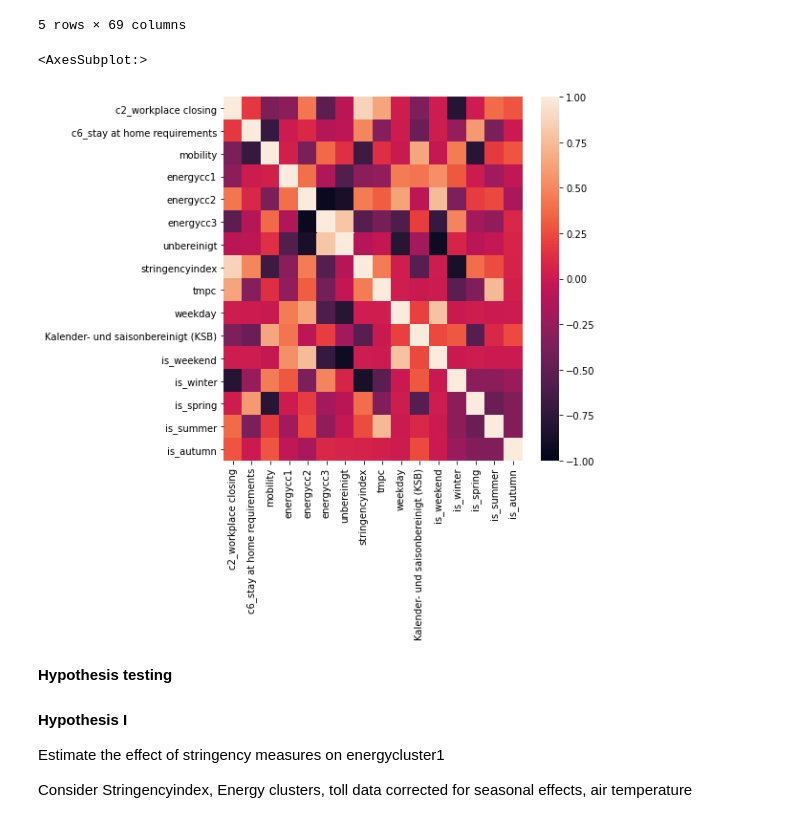
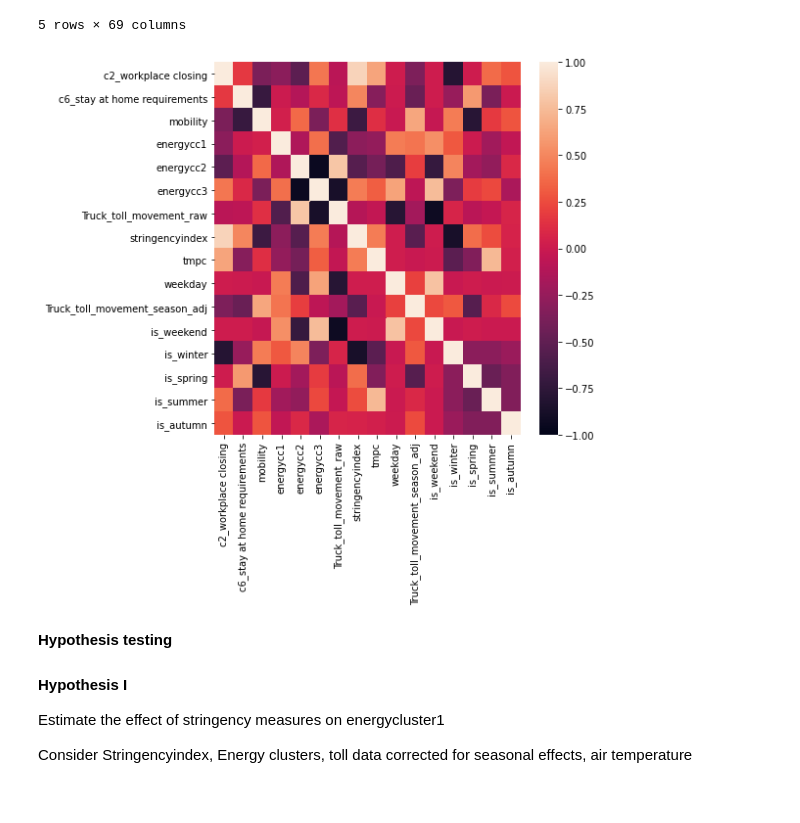
Before and after one commit to emergent-analytics/workstreams, a Jupyter notebook: Mobility and Tourism - WS2/CA_Causal_structure_discovery_economic_impact.ipynb, the cells around one changed output. Drawn from its saved outputs; the diff is of its cells as text; code cells hidden in the pictures.

```diff
--- a/Mobility and Tourism - WS2/CA_Causal_structure_discovery_economic_impact.ipynb
+++ b/Mobility and Tourism - WS2/CA_Causal_structure_discovery_economic_impact.ipynb
@@ -131,6 +142,7 @@ df_lkw_movement = pd.read_excel("https://www.destatis.de/DE/Themen/Branchen-Unte
 df_lkw_movement.index = pd.to_datetime(df_lkw_movement['Datum'])
 df_lkw_movement.drop(['Datum'],axis=1,inplace=True)
 df_lkw_movement_2020 = df_lkw_movement[df_lkw_movement.index>pd.to_datetime('2019-12-31')]
+df_lkw_movement_2020.rename({'unbereinigt':'Truck_toll_movement_raw','Kalender- und saisonbereinigt (KSB)':'Truck_toll_movement_season_adj'},axis=1,inplace=True)
 
 dfs = [df_apple_mob_de,df_stringency_de,df_airtemp_be,df_energy_2020_fitted,df_lkw_movement_2020]
 df_final = reduce(lambda left,right: pd.merge(left,right,left_index=True,right_index=True,how='inner'), dfs)
@@ -182,15 +194,15 @@ df_final.tail()
 # %%
 df_final.to_csv("/project_data/data_asset/dowhy_economic_data.csv")
 # %%
-df_final_de_corr = df_final[['c2_workplace closing','c6_stay at home requirements','mobility','energycc1','energycc2','energycc3','unbereinigt','stringencyindex','tmpc',
-                             'weekday','Kalender- und saisonbereinigt (KSB)','is_weekend','is_winter','is_spring','is_summer','is_autumn']].corr()
+df_final_de_corr = df_final[['c2_workplace closing','c6_stay at home requirements','mobility','energycc1','energycc2','energycc3','Truck_toll_movement_raw','stringencyindex','tmpc',
+                             'weekday','Truck_toll_movement_season_adj','is_weekend','is_winter','is_spring','is_summer','is_autumn']].corr()
 
 #df_final_de_corr
 plt.figure(figsize=(7,7))
 sbs.heatmap(df_final_de_corr, vmax=1,vmin=-1)
+plt.show()
 # %% [output]
-<AxesSubplot:>
-[figure, old version]
+[figure, new version]
 # %% [markdown]
 **Hypothesis testing**
 
```
Also changed, not shown: parts of 17 cells of this notebook.
